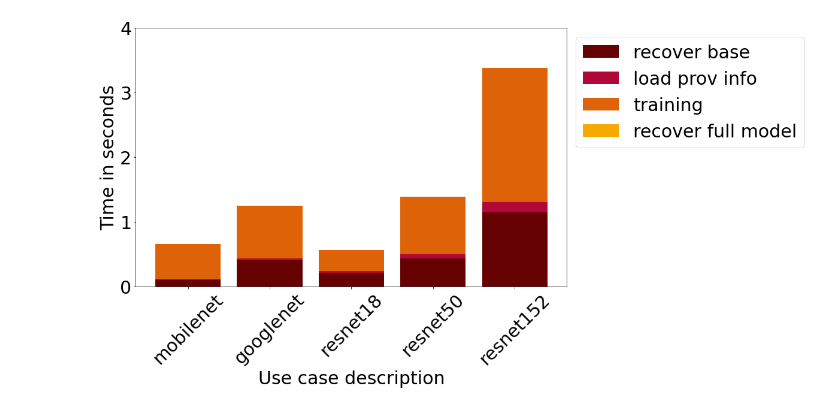
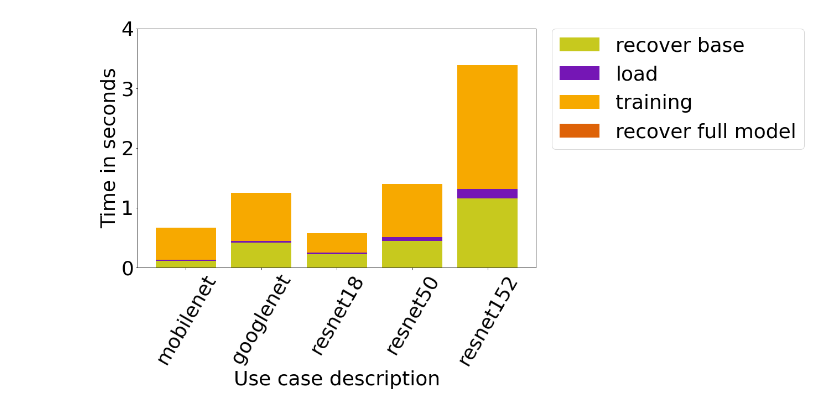
Before and after one commit to slin96/master-thesis, a Jupyter notebook: experiments/plots/provenance_save_recover_time.ipynb, the cells around one changed output. Saved outputs shown, nothing was run; the diff lists cells and outputs as text; code cells hidden in the pictures.

```diff
--- a/experiments/plots/provenance_save_recover_time.ipynb
+++ b/experiments/plots/provenance_save_recover_time.ipynb
@@ -47,10 +47,10 @@ def plot_median_detailed_save_times(data, save_path=None, y_min_max=None, _rearr
 # %%
-def plot_median_detailed_recover_times(data, save_path=None, y_min_max=None, _rearrange_u2=True):
+def plot_median_detailed_recover_times(data, save_path=None, y_min_max=None, _rearrange_u2=True, lgd_right=False):
     x_labels = list(data.keys())
     if _rearrange_u2:
         x_labels = rearrange_u2(x_labels)
 
-    labels = ['recover base', 'load prov info', 'training', 'recover full model']
+    labels = ['recover base', 'load', 'training', 'recover full model']
 
     transformed_data = []
     for u in x_labels:
@@ -59,7 +59,7 @@ def plot_median_detailed_recover_times(data, save_path=None, y_min_max=None, _re
 
     plot_data = np.array(transformed_data).T
 
-    plot_detailed_times(plot_data, labels, x_labels, save_path, y_min_max=y_min_max)
+    plot_detailed_times(plot_data, labels, x_labels, save_path, y_min_max=y_min_max, lgd_right=lgd_right)
 # %%
 # PROVENANCE APPROACH SAVE TIME
 # %%
@@ -180,16 +180,16 @@ plot_median_detailed_recover_times(median_detailed_recover)
 # %%
 #################################
 # All U3_1_1 recover times
 #################################
 models = [MOBILENET, GOOGLENET, RESNET_18, RESNET_50, RESNET_152]
 u3_recover_times = OrderedDict()
 for m in models:
     data = filter_meta(times, model=m, approach=PROVENANCE, snapshot_type=VERSION, snapshot_dist=FOOD)
     median_detailed_recover = median_detailed_recover_times(data)
 
     u3_recover_times[m] = median_detailed_recover['U_3_1_1']
 
-plot_median_detailed_recover_times(u3_recover_times, _rearrange_u2=False, y_min_max=[0,4],
+plot_median_detailed_recover_times(u3_recover_times, _rearrange_u2=False, y_min_max=[0,4], lgd_right=True,
                                    save_path='./saved-plots/provenance/detailed-recover_times_per_model-food')
 # %% [output]
-[figure, old version]
+[figure, new version]
```
Also changed, not shown: parts of 12 cells of this notebook, 3 other files.
